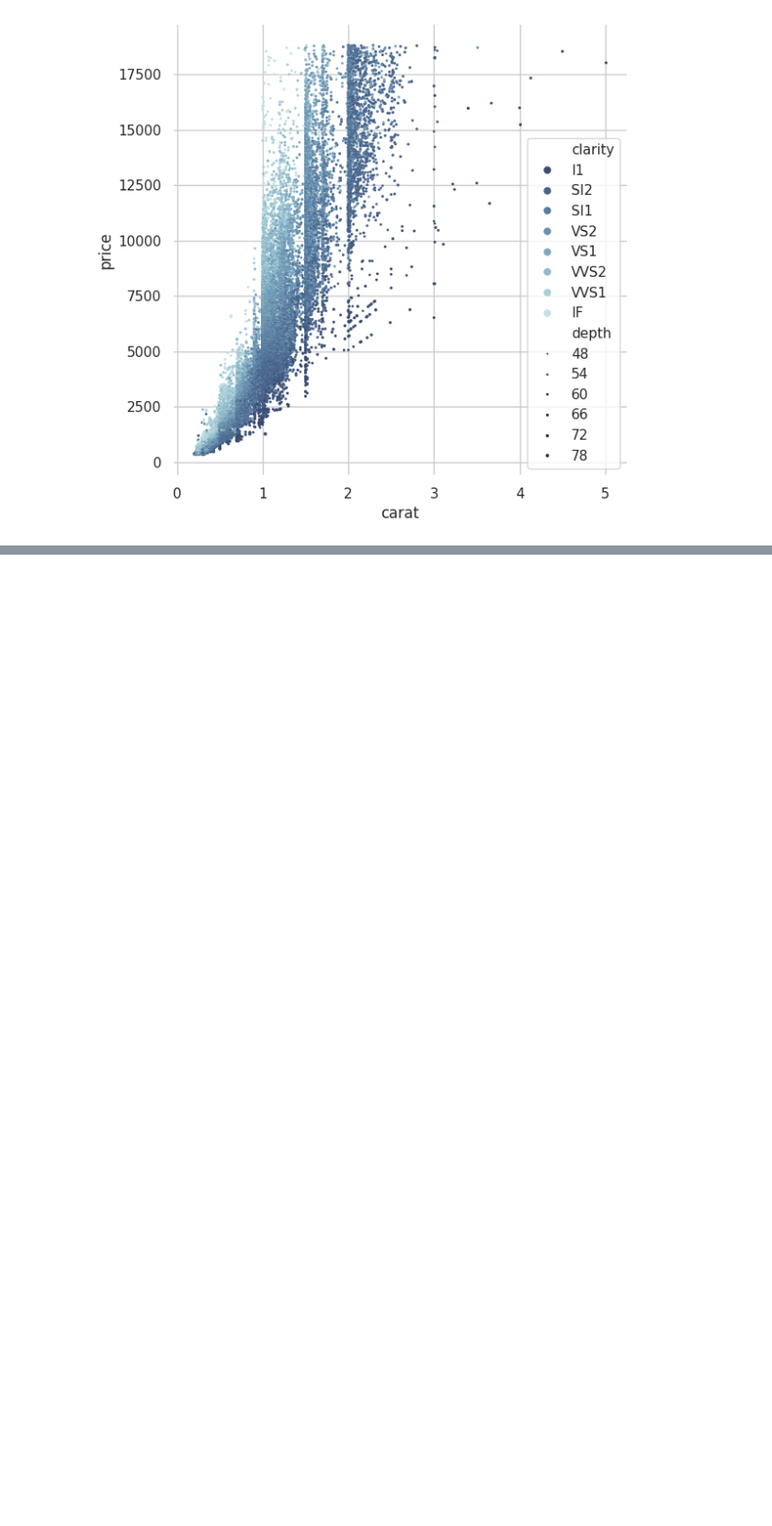
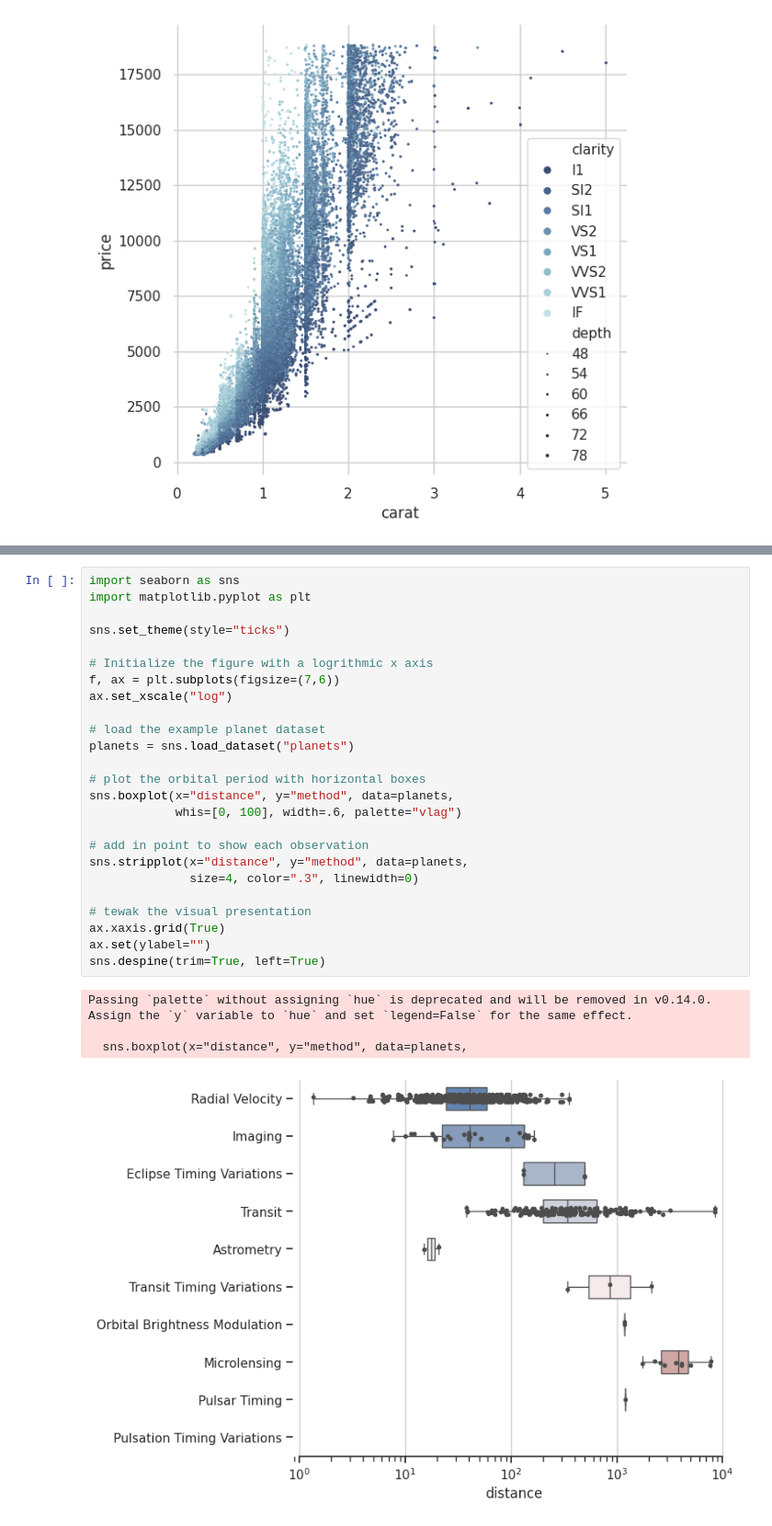
Before and after one commit to ahmadzulfiqar001/python-100-days-beginner-to-advance-, a Jupyter notebook: Day_12_of_Python.ipynb, the cells around one changed output, grey strips where cells are left out. Shown at 92% size. Cells and saved outputs as stored; diff of their text form; blank space fills up the shorter version.

```diff
--- a/Day_12_of_Python.ipynb
+++ b/Day_12_of_Python.ipynb
@@ -136,0 +149,30 @@ sns.scatterplot(x="carat", y="price", hue="clarity", size="depth",
+# %%
+import seaborn as sns
+import matplotlib.pyplot as plt
+
+sns.set_theme(style="ticks")
+
+# Initialize the figure with a logrithmic x axis
+f, ax = plt.subplots(figsize=(7,6))
+ax.set_xscale("log")
+
+# load the example planet dataset
+planets = sns.load_dataset("planets")
+
+# plot the orbital period with horizontal boxes
+sns.boxplot(x="distance", y="method", data=planets,
+            whis=[0, 100], width=.6, palette="vlag")
+
+# add in point to show each observation
+sns.stripplot(x="distance", y="method", data=planets,
+              size=4, color=".3", linewidth=0)
+
+# tewak the visual presentation
+ax.xaxis.grid(True)
+ax.set(ylabel="")
+sns.despine(trim=True, left=True)
+# %% [output]
+Passing `palette` without assigning `hue` is deprecated and will be removed in v0.14.0. Assign the `y` variable to `hue` and set `legend=False` for the same effect.
+
+  sns.boxplot(x="distance", y="method", data=planets,
+[figure, added]
```
Also changed, not shown: parts of 1 cell of this notebook.
